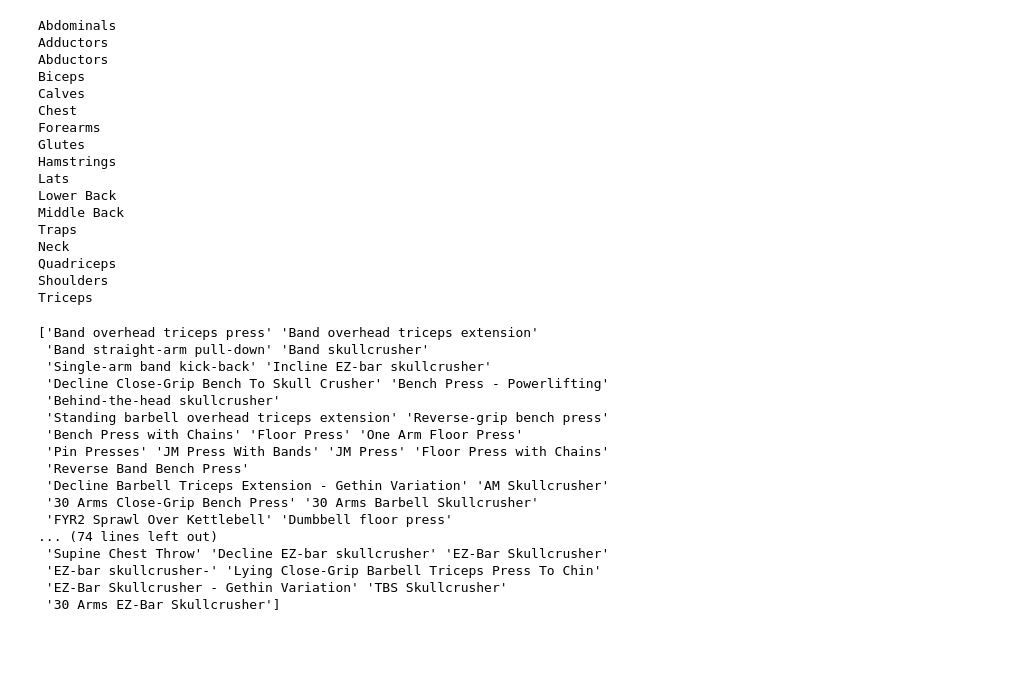
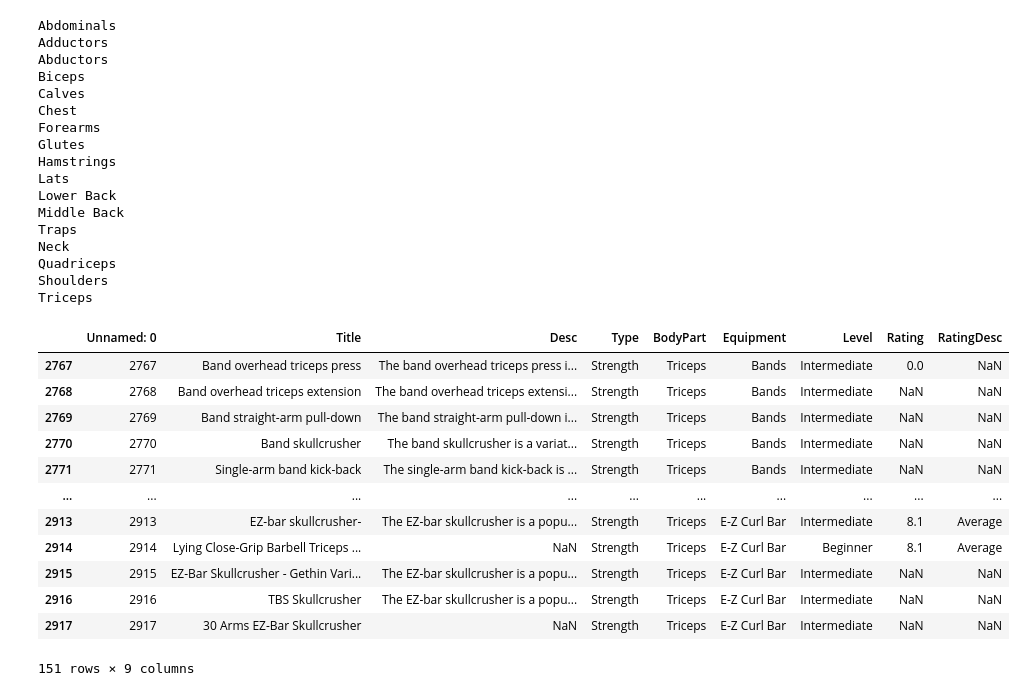
Before and after one commit to Natndez/gymBro, a Jupyter notebook: exercises.ipynb, the cells around one changed output. Cells and saved outputs as stored; diff of their text form; code cells hidden in the pictures; blank space fills up the shorter version.

Commit message:
Created specified df for each body part being exercised

```diff
--- a/exercises.ipynb
+++ b/exercises.ipynb
@@ -127,27 +127,39 @@ Neck
 Quadriceps
 Shoulders
 Triceps
-# %%
-# Printing all exercises that target the triceps
-
-tricep_exercises_df = gym_df[gym_df['BodyPart'] == 'Triceps']
-
-print(tricep_exercises_df["Title"].unique())
-# %% [output]
-['Band overhead triceps press' 'Band overhead triceps extension'
- 'Band straight-arm pull-down' 'Band skullcrusher'
- 'Single-arm band kick-back' 'Incline EZ-bar skullcrusher'
- 'Decline Close-Grip Bench To Skull Crusher' 'Bench Press - Powerlifting'
- 'Behind-the-head skullcrusher'
- 'Standing barbell overhead triceps extension' 'Reverse-grip bench press'
- 'Bench Press with Chains' 'Floor Press' 'One Arm Floor Press'
- 'Pin Presses' 'JM Press With Bands' 'JM Press' 'Floor Press with Chains'
- 'Reverse Band Bench Press'
- 'Decline Barbell Triceps Extension - Gethin Variation' 'AM Skullcrusher'
- '30 Arms Close-Grip Bench Press' '30 Arms Barbell Skullcrusher'
- 'FYR2 Sprawl Over Kettlebell' 'Dumbbell floor press'
-... (74 lines left out)
- 'Supine Chest Throw' 'Decline EZ-bar skullcrusher' 'EZ-Bar Skullcrusher'
- 'EZ-bar skullcrusher-' 'Lying Close-Grip Barbell Triceps Press To Chin'
- 'EZ-Bar Skullcrusher - Gethin Variation' 'TBS Skullcrusher'
- '30 Arms EZ-Bar Skullcrusher']
+# %%
+# Creating DF for each specific exercise
+abs_exercises_df = gym_df[gym_df['BodyPart'] == 'Abdominals']
+add_exercises_df = gym_df[gym_df['BodyPart'] == 'Adductors']
+abd_exercises_df = gym_df[gym_df['BodyPart'] == 'Abductors']
+bicep_exercises_df = gym_df[gym_df['BodyPart'] == 'Biceps']
+calves_exercises_df = gym_df[gym_df['BodyPart'] == 'Calves']
+chest_exercises_df = gym_df[gym_df['BodyPart'] == 'Chest']
+fa_exercises_df = gym_df[gym_df['BodyPart'] == 'Forearms']
+glutes_exercises_df = gym_df[gym_df['BodyPart'] == 'Glutes']
+hamstrings_exercises_df = gym_df[gym_df['BodyPart'] == 'Hamstrings']
+lats_exercises_df = gym_df[gym_df['BodyPart'] == 'Lats']
+lb_exercises_df = gym_df[gym_df['BodyPart'] == 'Lower Back']
+mb_exercises_df = gym_df[gym_df['BodyPart'] == 'Middle Back']
+traps_exercises_df = gym_df[gym_df['BodyPart'] == 'Traps']
+neck_exercises_df = gym_df[gym_df['BodyPart'] == 'Neck']
+quads_exercises_df = gym_df[gym_df['BodyPart'] == 'Quadriceps']
+shoulders_exercises_df = gym_df[gym_df['BodyPart'] == 'Shoulders']
+tricep_exercises_df = gym_df[gym_df['BodyPart'] == 'Triceps']
+
+# Printing all exercises that target the triceps to see results
+tricep_exercises_df
+# %% [output]
+|  | Unnamed: 0 | Title | Desc | Type | BodyPart | Equipment | Level | Rating | RatingDesc |
+| 2767 | 2767 | Band overhead triceps press | The band overhead triceps press i... | Strength | Triceps | Bands | Intermediate | 0.0 | NaN |
+| 2768 | 2768 | Band overhead triceps extension | The band overhead triceps extensi... | Strength | Triceps | Bands | Intermediate | NaN | NaN |
+| 2769 | 2769 | Band straight-arm pull-down | The band straight-arm pull-down i... | Strength | Triceps | Bands | Intermediate | NaN | NaN |
+| 2770 | 2770 | Band skullcrusher | The band skullcrusher is a variat... | Strength | Triceps | Bands | Intermediate | NaN | NaN |
+| 2771 | 2771 | Single-arm band kick-back | The single-arm band kick-back is ... | Strength | Triceps | Bands | Intermediate | NaN | NaN |
+| ... | ... | ... | ... | ... | ... | ... | ... | ... | ... |
+| 2913 | 2913 | EZ-bar skullcrusher- | The EZ-bar skullcrusher is a popu... | Strength | Triceps | E-Z Curl Bar | Intermediate | 8.1 | Average |
+| 2914 | 2914 | Lying Close-Grip Barbell Triceps ... | NaN | Strength | Triceps | E-Z Curl Bar | Beginner | 8.1 | Average |
+| 2915 | 2915 | EZ-Bar Skullcrusher - Gethin Vari... | The EZ-bar skullcrusher is a popu... | Strength | Triceps | E-Z Curl Bar | Intermediate | NaN | NaN |
+| 2916 | 2916 | TBS Skullcrusher | The EZ-bar skullcrusher is a popu... | Strength | Triceps | E-Z Curl Bar | Intermediate | NaN | NaN |
+| 2917 | 2917 | 30 Arms EZ-Bar Skullcrusher | NaN | Strength | Triceps | E-Z Curl Bar | Intermediate | NaN | NaN |
+151 rows × 9 columns
```
